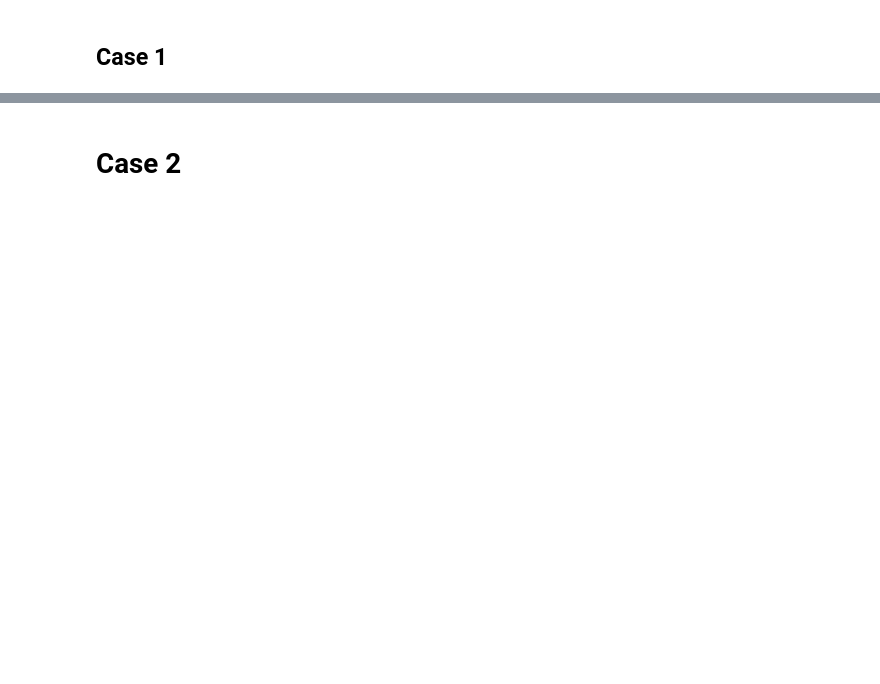
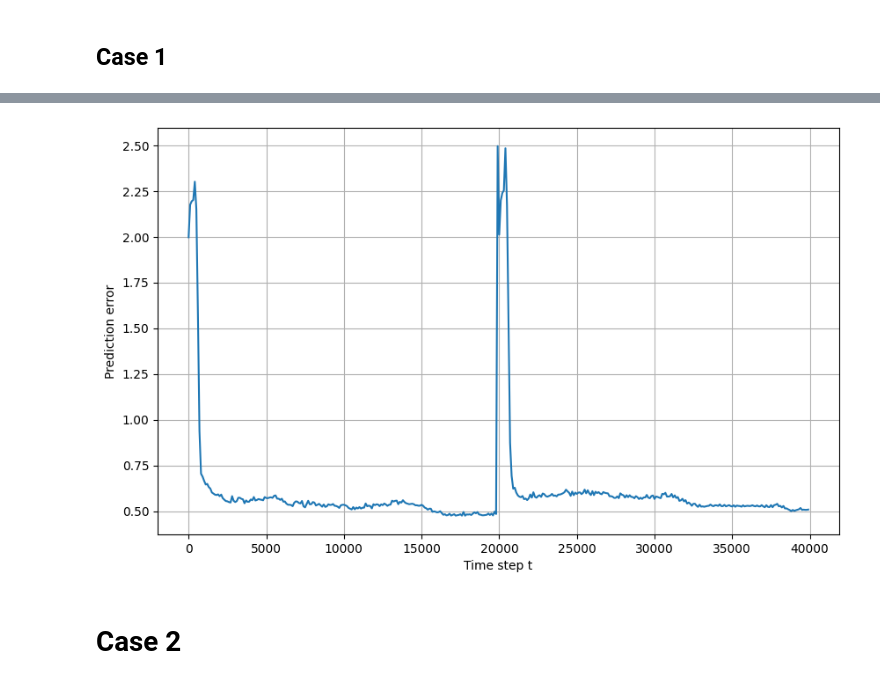
Before and after one commit to tyokyo320/time-series, a Jupyter notebook: utils/error_by_period_syntheic.ipynb, the cells around one changed output, grey strips where cells are left out. Cells and saved outputs as stored; diff of their text form; code cells hidden in the pictures; blank space fills up the shorter version.

Commit message:
✨ feat: update plot

```diff
--- a/utils/error_by_period_syntheic.ipynb
+++ b/utils/error_by_period_syntheic.ipynb
@@ -7,3 +9,20 @@ import config_error_by_period_syntheic as config
 def load_csv_data(path: str) -> pd.core.frame.DataFrame:
     """Load CSV dataset as dataframe"""
     return pd.read_csv(path, delimiter=',')
+# %%
+def plot_error_by_period(df: pd.core.frame.DataFrame) -> None:
+    """Plot error by period"""
+    df_average = df[-1:]
+    dim = config.epoch // config.period
+    data_to_visualize = df_average.iloc[:, :dim]
+
+    x_labels = list(range(0, config.epoch, config.period))
+
+    plt.figure(figsize=(10, 6))
+    # plt.plot(x_labels, data_to_visualize.values[0], marker='o', linestyle='-')
+    plt.plot(x_labels, data_to_visualize.values[0], linestyle='-')
+
+    plt.xlabel('Time step t')
+    plt.ylabel('Prediction error')
+    plt.grid(True)
+    plt.show()
@@ -38,3 +84,7 @@ case1_df_average.iloc[:, :dim]
+# %%
+plot_error_by_period(df=case1_df)
+# %% [output]
+[figure, added]
 # %% [markdown]
 # Case 2
 # %%
```
Also changed, not shown: parts of 16 cells of this notebook, 2 other files.
